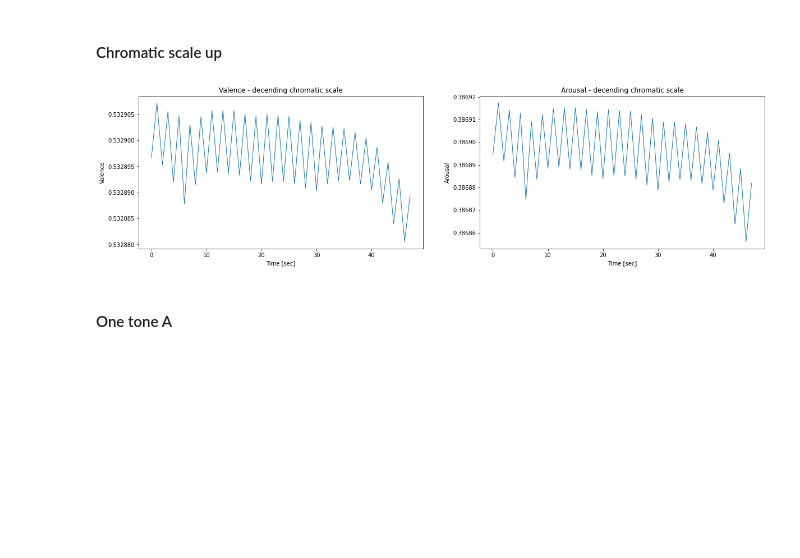
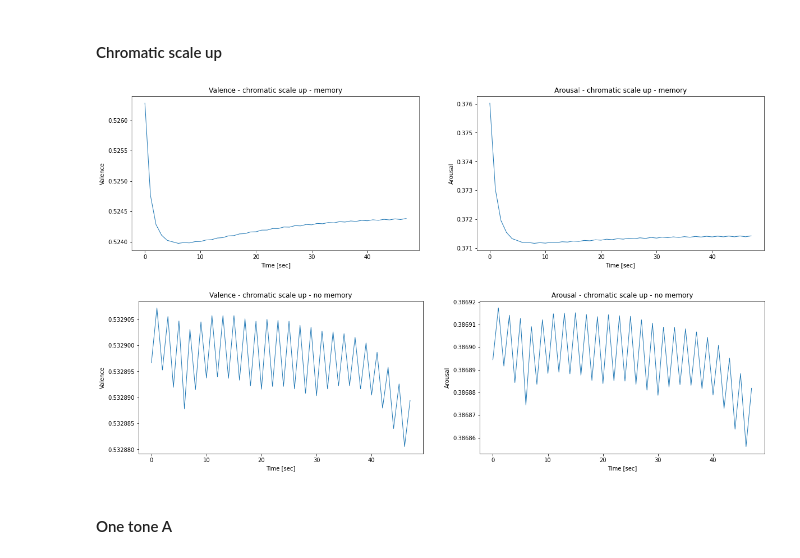
Before and after one commit to amityungman/aimpathy, a Jupyter notebook: LSTMCNN.ipynb, the cells around one changed output. Drawn from its saved outputs; the diff is of its cells as text; code cells hidden in the pictures; blank space fills up the shorter version.

```diff
--- a/LSTMCNN.ipynb
+++ b/LSTMCNN.ipynb
@@ -341,7 +341,7 @@ def get_spectograms(file_name: str):
     chunked_spectograms = [spectrogram[0, :, int((i/2-1)*CHUNK_SIZE_IN_SPECTROS): int((i/2)*CHUNK_SIZE_IN_SPECTROS)] for i in range(spectogram.shape[2]//CHUNK_SIZE_IN_SPECTROS)]
     return chunked_spectograms
 # %%
-def test_spectrograms(spetrograms_to_test):
+def test_spectrograms(spetrograms_to_test, use_memory = True):
     valence_values = list()
     arousal_values = list()
 
@@ -350,8 +350,9 @@ def test_spectrograms(spetrograms_to_test):
         for ind, X_test in tqdm(enumerate(spetrograms_to_test), total=len(spetrograms_to_test)):
             if X_test.shape[1] < CHUNK_SIZE_IN_SPECTROS:
                 continue
-            model_c.hidden = (torch.zeros(model_c.hidden[0].shape).cuda(),
-                              torch.zeros(model_c.hidden[0].shape).cuda())
+            if not use_memory:
+                model_c.hidden = (torch.zeros(model_c.hidden[0].shape).cuda(),
+                                  torch.zeros(model_c.hidden[0].shape).cuda())
             y_val = model_c(X_test.cuda())
             valence_values.append(y_val[0].item())
             arousal_values.append(y_val[1].item())
@@ -394,10 +398,13 @@ plot_thayer_model(valence_values, arousal_values, "chromatic scale down")
 # %%
 chromatic_scale_up_spectograms = get_spectograms("chromatic_scale_up.wav")
 # %%
-valence_values, arousal_values = test_spectrograms(chromatic_scale_up_spectograms)
-plot_thayer_model(valence_values, arousal_values, "chromatic scale up")
+valence_values, arousal_values = test_spectrograms(chromatic_scale_up_spectograms, use_memory=True)
+plot_thayer_model(valence_values, arousal_values, "chromatic scale up - memory")
+valence_values, arousal_values = test_spectrograms(chromatic_scale_up_spectograms, use_memory=False)
+plot_thayer_model(valence_values, arousal_values, "chromatic scale up - no memory")
 # %% [output]
-[figure, old version]
+[figure, new version]
+[figure, added]
 # %% [markdown]
 #### One tone A
 # %%
```
Also changed, not shown: parts of 5 cells of this notebook.
